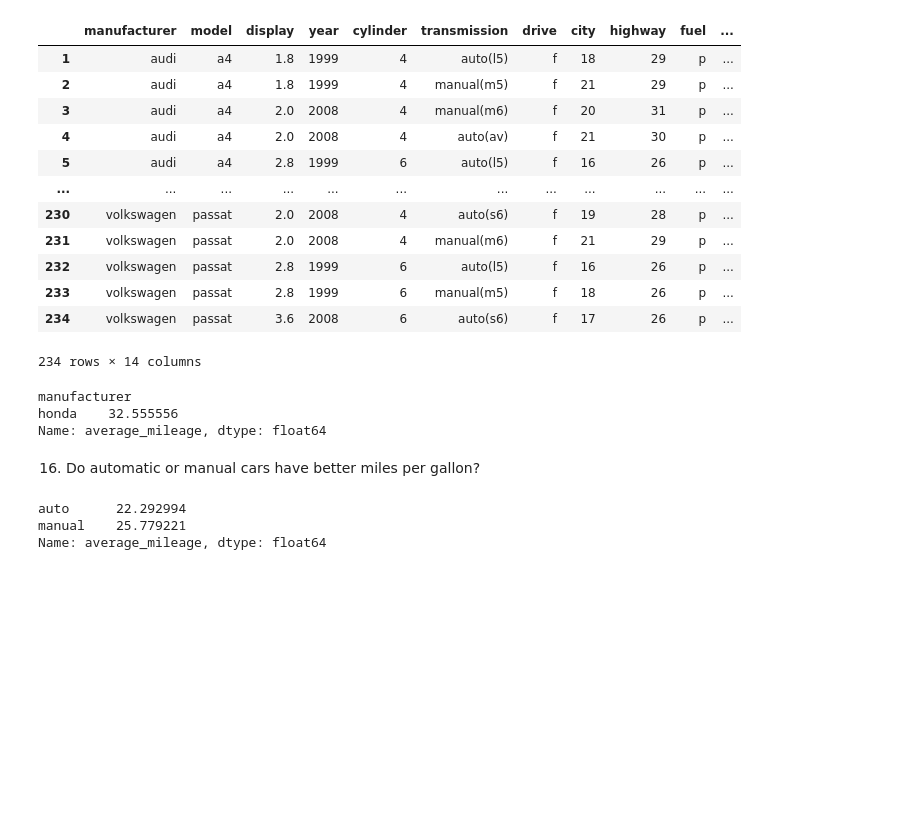
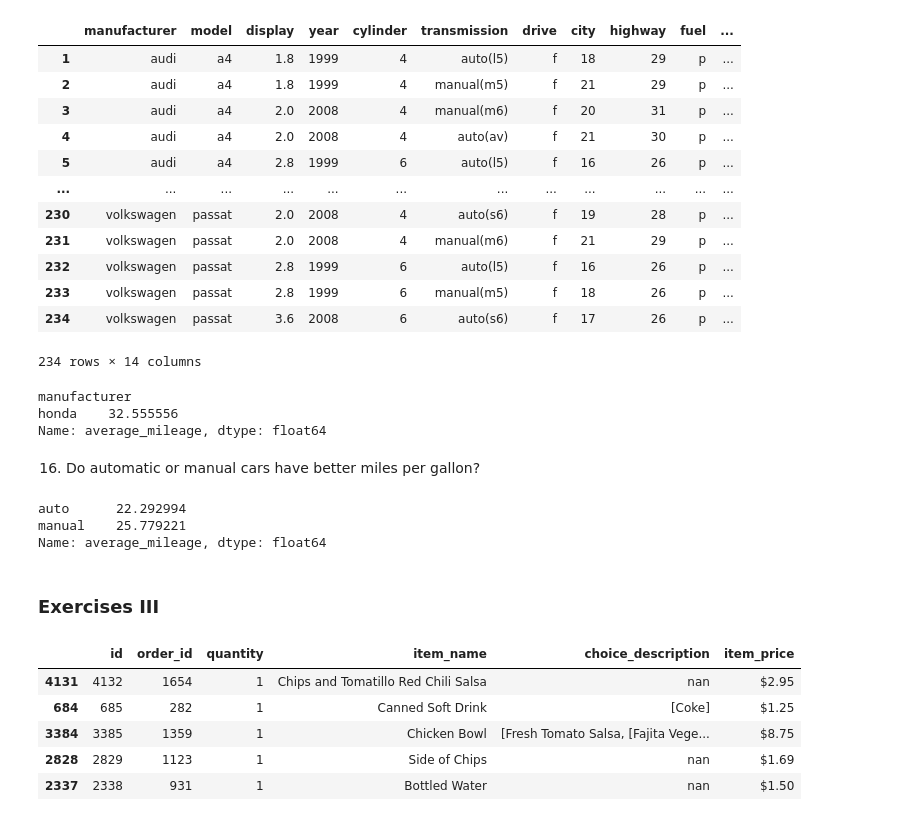
Before and after one commit to DesireeMcElroy/numpy-pandas-visualization-exercises, a Jupyter notebook: advanced_dataframes.ipynb, the cells around one changed output. Saved outputs shown, nothing was run; the diff lists cells and outputs as text; code cells hidden in the pictures; blank space fills up the shorter version.

Commit message:
updating exercises

```diff
--- a/advanced_dataframes.ipynb
+++ b/advanced_dataframes.ipynb
@@ -374,0 +372,14 @@ Name: average_mileage, dtype: float64
+# %% [markdown]
+### Exercises III
+# %%
+# Use your get_db_url function to help you explore the data from the chipotle database.
+url = get_db_url(host, user, password, 'chipotle')
+orders_df = pd.read_sql('SELECT * FROM orders', url)
+orders_df.sample(5)
+# %% [output]
+|  | id | order_id | quantity | item_name | choice_description | item_price |
+| 4131 | 4132 | 1654 | 1 | Chips and Tomatillo Red Chili Salsa | nan | $2.95 |
+| 684 | 685 | 282 | 1 | Canned Soft Drink | [Coke] | $1.25 |
+| 3384 | 3385 | 1359 | 1 | Chicken Bowl | [Fresh Tomato Salsa, [Fajita Vege... | $8.75 |
+| 2828 | 2829 | 1123 | 1 | Side of Chips | nan | $1.69 |
+| 2337 | 2338 | 931 | 1 | Bottled Water | nan | $1.50 |
```
Also changed, not shown: parts of 12 cells of this notebook.
